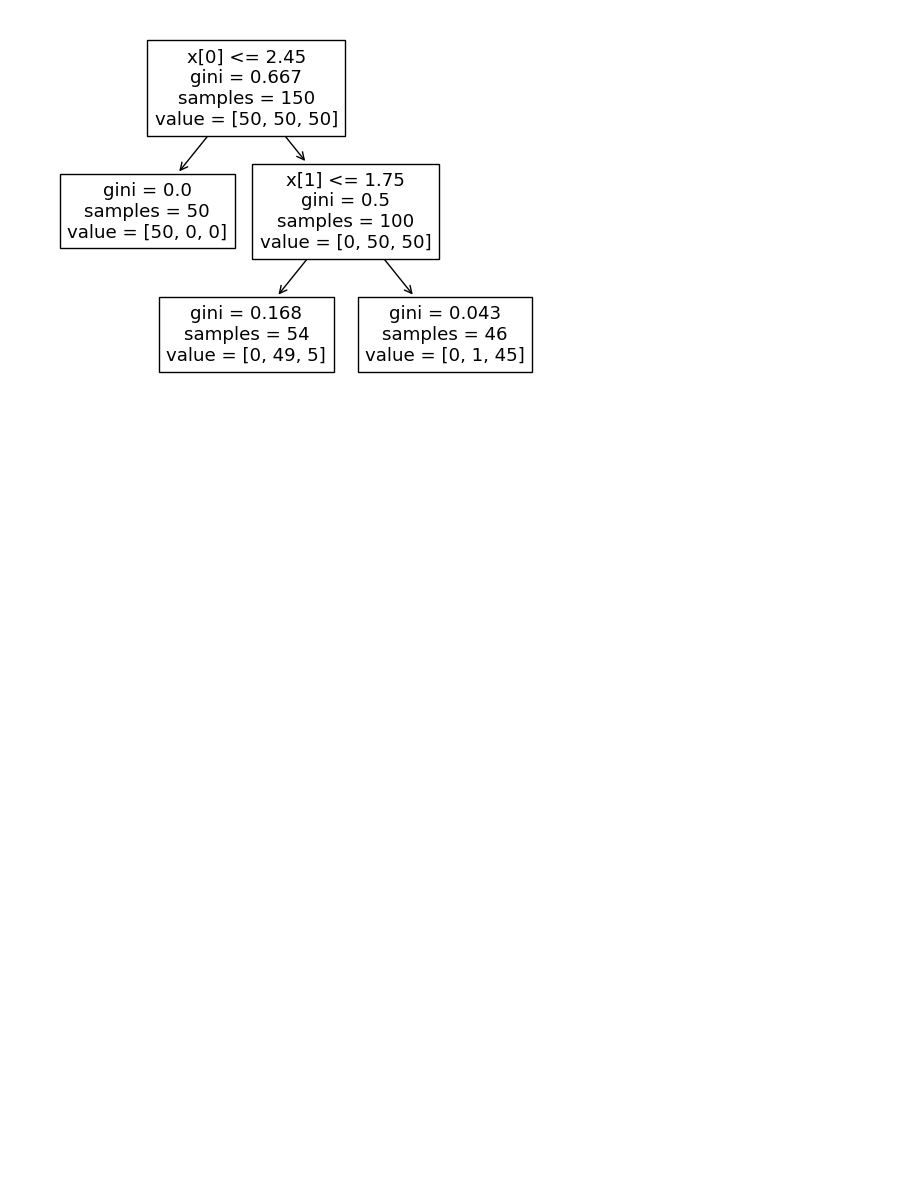
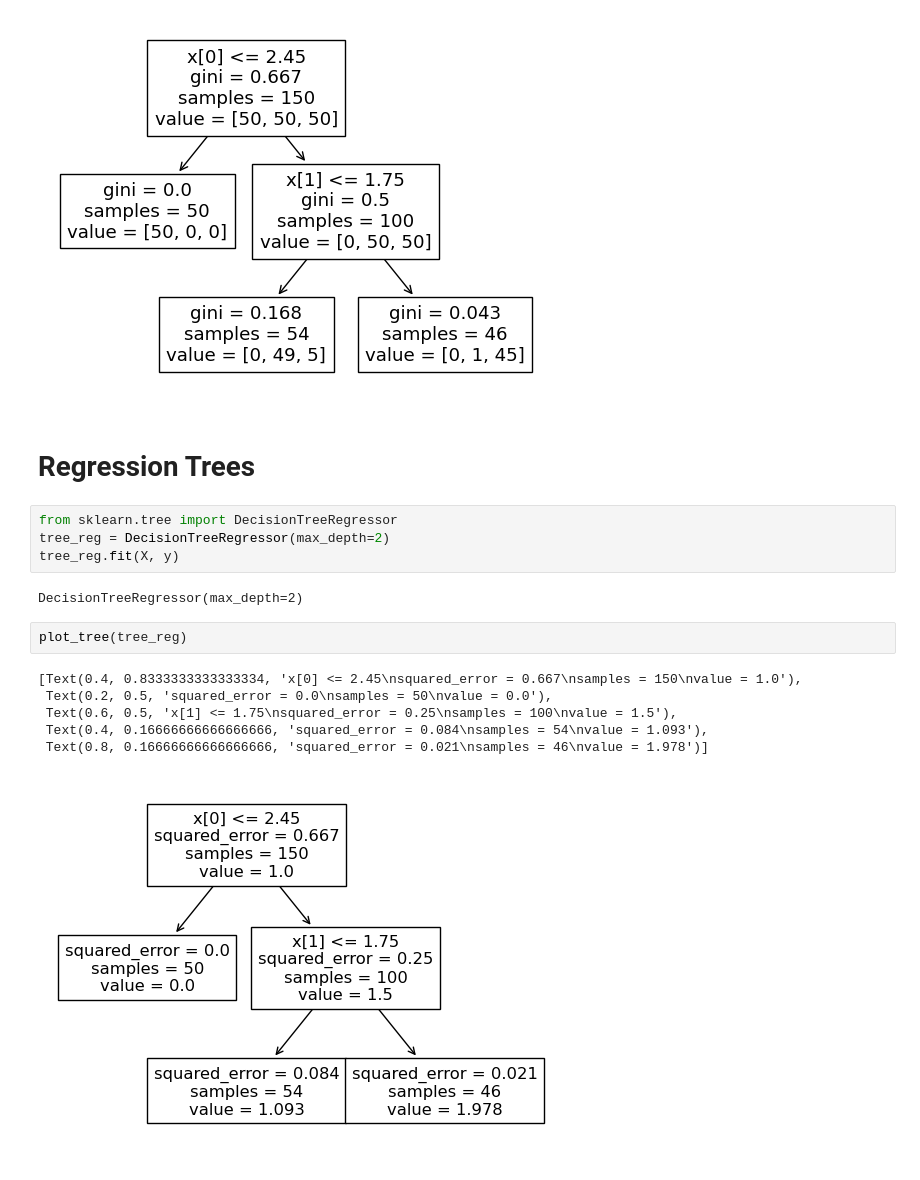
Before and after one commit to ParagGhatage/ML-Experiments, a Jupyter notebook: decision-trees.ipynb, the cells around one changed output. Cells and saved outputs as stored; diff of their text form; blank space fills up the shorter version.

Commit message:
Kaggle Notebook | decision_trees | Version 4 - Regression Trees

```diff
--- a/decision-trees.ipynb
+++ b/decision-trees.ipynb
@@ -27,3 +46,20 @@ plot_tree(tree_classi)
  Text(0.4, 0.16666666666666666, 'gini = 0.168\nsamples = 54\nvalue = [0, 49, 5]'),
  Text(0.8, 0.16666666666666666, 'gini = 0.043\nsamples = 46\nvalue = [0, 1, 45]')]
 [figure]
+# %% [markdown]
+# Regression Trees
+# %%
+from sklearn.tree import DecisionTreeRegressor
+tree_reg = DecisionTreeRegressor(max_depth=2)
+tree_reg.fit(X, y)
+# %% [output]
+DecisionTreeRegressor(max_depth=2)
+# %%
+plot_tree(tree_reg)
+# %% [output]
+[Text(0.4, 0.8333333333333334, 'x[0] <= 2.45\nsquared_error = 0.667\nsamples = 150\nvalue = 1.0'),
+ Text(0.2, 0.5, 'squared_error = 0.0\nsamples = 50\nvalue = 0.0'),
+ Text(0.6, 0.5, 'x[1] <= 1.75\nsquared_error = 0.25\nsamples = 100\nvalue = 1.5'),
+ Text(0.4, 0.16666666666666666, 'squared_error = 0.084\nsamples = 54\nvalue = 1.093'),
+ Text(0.8, 0.16666666666666666, 'squared_error = 0.021\nsamples = 46\nvalue = 1.978')]
+[figure, added]
```
Also changed, not shown: parts of 3 cells of this notebook.
